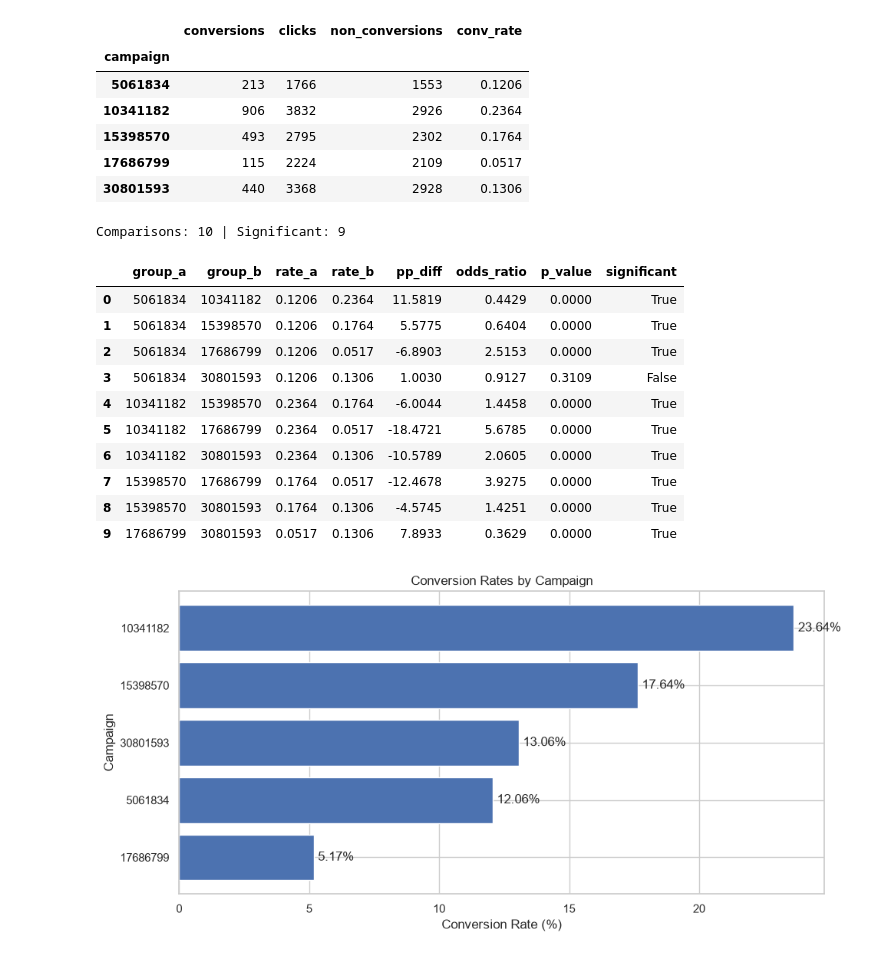
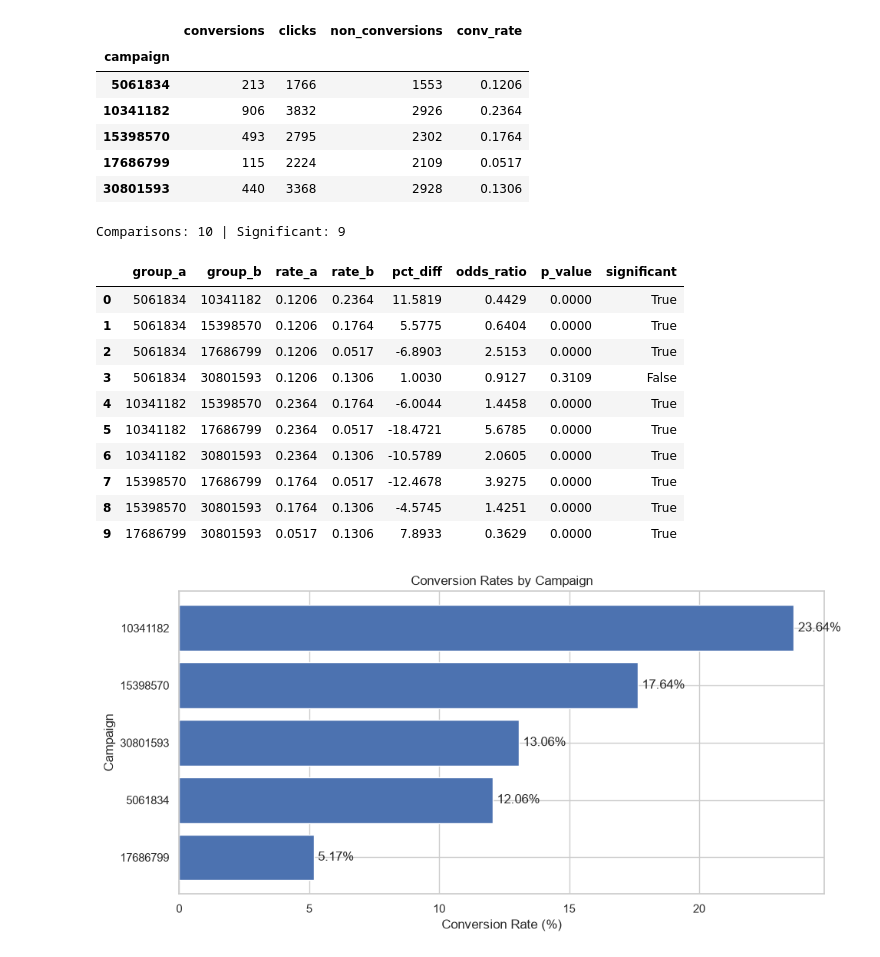
Before and after one commit to Marthaolukayode/lab-statistical-analysis, a Jupyter notebook: lab_statistical_analysis_STUDENT.ipynb, the cells around one changed output. Drawn from its saved outputs; the diff is of its cells as text; code cells hidden in the pictures.

```diff
--- a/lab_statistical_analysis_STUDENT.ipynb
+++ b/lab_statistical_analysis_STUDENT.ipynb
@@ -590,7 +590,7 @@ def pairwise_ttests(data, metric):
         [np.inf, -np.inf], np.nan
     ).dropna()
 
-    clean = clean[clean[metric] > 0]
+    clean = clean[clean[metric] >= 0]
     rows = []
 
     for a, b in combinations(
@@ -759,35 +759,35 @@ for a, b in combinations(sorted(conv.index), 2):
          int(conv.loc[b, "non_conversions"])]
     ]
 
     odds_ratio, p = fisher_exact(
         table, alternative="two-sided"
     )
 
     rate_a = conv.loc[a, "conv_rate"]
     rate_b = conv.loc[b, "conv_rate"]
 
     rows.append({
         "group_a": a,
         "group_b": b,
         "rate_a": rate_a,
         "rate_b": rate_b,
-        "pp_diff": (rate_b - rate_a) * 100,
+        "pct_diff": (rate_b - rate_a) * 100,
         "odds_ratio": odds_ratio,
         "p_value": p,
         "significant": p < ALPHA
     })
 
 fisher_res = pd.DataFrame(rows)
 
 print(
     "Comparisons:", len(fisher_res),
     "| Significant:", fisher_res["significant"].sum()
 )
 
 display(fisher_res.round(4))
 # %% [output]
 Comparisons: 10 | Significant: 9
-|  | group_a | group_b | rate_a | rate_b | pp_diff | odds_ratio | p_value | significant |
+|  | group_a | group_b | rate_a | rate_b | pct_diff | odds_ratio | p_value | significant |
 | 0 | 5061834 | 10341182 | 0.1206 | 0.2364 | 11.5819 | 0.4429 | 0.0000 | True |
 | 1 | 5061834 | 15398570 | 0.1206 | 0.1764 | 5.5775 | 0.6404 | 0.0000 | True |
 | 2 | 5061834 | 17686799 | 0.1206 | 0.0517 | -6.8903 | 2.5153 | 0.0000 | True |
```
Also changed, not shown: parts of 5 cells of this notebook, 4 other files.
